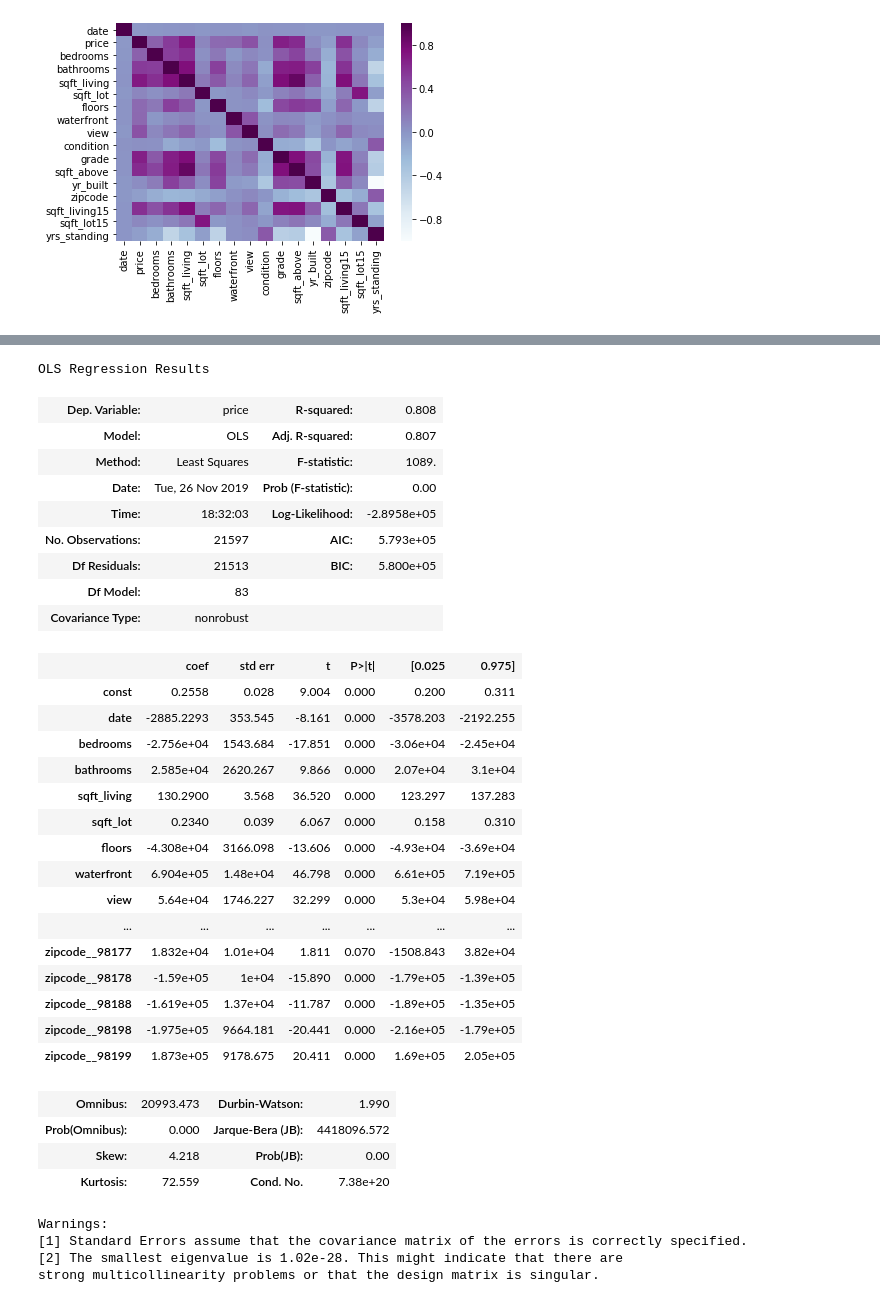
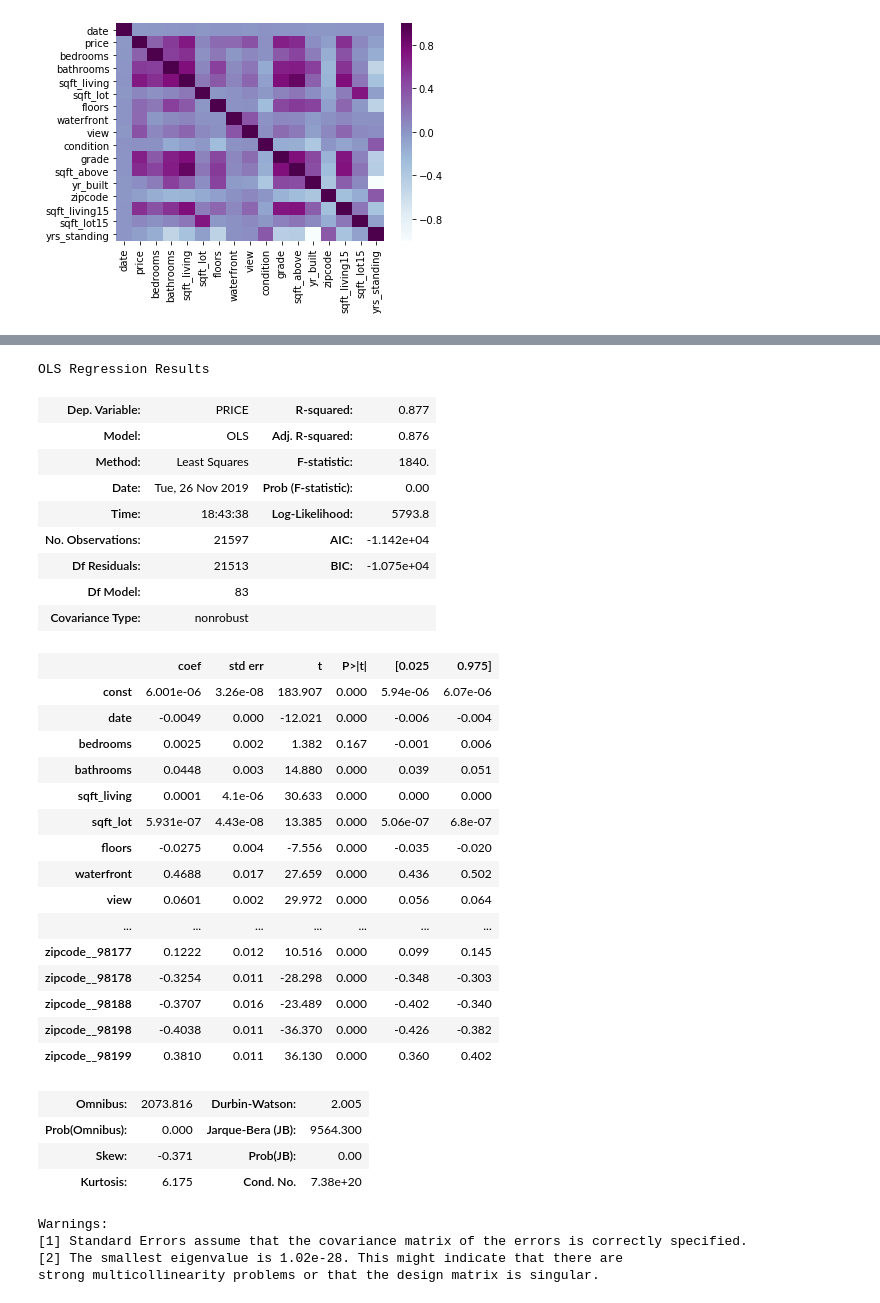
Before and after one commit to kmcnicoll/KyleMatt, a Jupyter notebook: kc_housing_data - wip - finch.ipynb, the cells around one changed output, grey strips where cells are left out. Drawn from its saved outputs; the diff is of its cells as text; code cells hidden in the pictures.

```diff
--- a/kc_housing_data - wip - finch.ipynb
+++ b/kc_housing_data - wip - finch.ipynb
@@ -406,8 +406,8 @@ import pandas as pd
 
 
 
-X = df_dum.drop('') # here we have 2 variables for multiple regression. If you just want to use one variable for simple linear regression, then use X = df['Interest_Rate'] for example.Alternatively, you may add additional variables within the brackets
-Y = df['price']
+X = df_dum # here we have 2 variables for multiple regression. If you just want to use one variable for simple linear regression, then use X = df['Interest_Rate'] for example.Alternatively, you may add additional variables within the brackets
+Y = df['PRICE']
 
 # with sklearn
 regr = linear_model.LinearRegression()
@@ -443,33 +443,33 @@ Coefficients:
 OLS Regression Results
-| Dep. Variable: | price | R-squared: | 0.808 |
-| Model: | OLS | Adj. R-squared: | 0.807 |
-| Method: | Least Squares | F-statistic: | 1089. |
+| Dep. Variable: | PRICE | R-squared: | 0.877 |
+| Model: | OLS | Adj. R-squared: | 0.876 |
+| Method: | Least Squares | F-statistic: | 1840. |
 | Date: | Tue, 26 Nov 2019 | Prob (F-statistic): | 0.00 |
-| Time: | 18:32:03 | Log-Likelihood: | -2.8958e+05 |
-| No. Observations: | 21597 | AIC: | 5.793e+05 |
-| Df Residuals: | 21513 | BIC: | 5.800e+05 |
+| Time: | 18:43:38 | Log-Likelihood: | 5793.8 |
+| No. Observations: | 21597 | AIC: | -1.142e+04 |
+| Df Residuals: | 21513 | BIC: | -1.075e+04 |
 | Df Model: | 83 |  |  |
 | Covariance Type: | nonrobust |  |  |
 |  | coef | std err | t | P>|t| | [0.025 | 0.975] |
-| const | 0.2558 | 0.028 | 9.004 | 0.000 | 0.200 | 0.311 |
-| date | -2885.2293 | 353.545 | -8.161 | 0.000 | -3578.203 | -2192.255 |
-| bedrooms | -2.756e+04 | 1543.684 | -17.851 | 0.000 | -3.06e+04 | -2.45e+04 |
-| bathrooms | 2.585e+04 | 2620.267 | 9.866 | 0.000 | 2.07e+04 | 3.1e+04 |
-| sqft_living | 130.2900 | 3.568 | 36.520 | 0.000 | 123.297 | 137.283 |
-| sqft_lot | 0.2340 | 0.039 | 6.067 | 0.000 | 0.158 | 0.310 |
-| floors | -4.308e+04 | 3166.098 | -13.606 | 0.000 | -4.93e+04 | -3.69e+04 |
-| waterfront | 6.904e+05 | 1.48e+04 | 46.798 | 0.000 | 6.61e+05 | 7.19e+05 |
-| view | 5.64e+04 | 1746.227 | 32.299 | 0.000 | 5.3e+04 | 5.98e+04 |
+| const | 6.001e-06 | 3.26e-08 | 183.907 | 0.000 | 5.94e-06 | 6.07e-06 |
+| date | -0.0049 | 0.000 | -12.021 | 0.000 | -0.006 | -0.004 |
+| bedrooms | 0.0025 | 0.002 | 1.382 | 0.167 | -0.001 | 0.006 |
+| bathrooms | 0.0448 | 0.003 | 14.880 | 0.000 | 0.039 | 0.051 |
+| sqft_living | 0.0001 | 4.1e-06 | 30.633 | 0.000 | 0.000 | 0.000 |
+| sqft_lot | 5.931e-07 | 4.43e-08 | 13.385 | 0.000 | 5.06e-07 | 6.8e-07 |
+| floors | -0.0275 | 0.004 | -7.556 | 0.000 | -0.035 | -0.020 |
+| waterfront | 0.4688 | 0.017 | 27.659 | 0.000 | 0.436 | 0.502 |
+| view | 0.0601 | 0.002 | 29.972 | 0.000 | 0.056 | 0.064 |
 | ... | ... | ... | ... | ... | ... | ... |
-| zipcode__98177 | 1.832e+04 | 1.01e+04 | 1.811 | 0.070 | -1508.843 | 3.82e+04 |
-| zipcode__98178 | -1.59e+05 | 1e+04 | -15.890 | 0.000 | -1.79e+05 | -1.39e+05 |
-| zipcode__98188 | -1.619e+05 | 1.37e+04 | -11.787 | 0.000 | -1.89e+05 | -1.35e+05 |
-| zipcode__98198 | -1.975e+05 | 9664.181 | -20.441 | 0.000 | -2.16e+05 | -1.79e+05 |
-| zipcode__98199 | 1.873e+05 | 9178.675 | 20.411 | 0.000 | 1.69e+05 | 2.05e+05 |
+| zipcode__98177 | 0.1222 | 0.012 | 10.516 | 0.000 | 0.099 | 0.145 |
+| zipcode__98178 | -0.3254 | 0.011 | -28.298 | 0.000 | -0.348 | -0.303 |
+| zipcode__98188 | -0.3707 | 0.016 | -23.489 | 0.000 | -0.402 | -0.340 |
+| zipcode__98198 | -0.4038 | 0.011 | -36.370 | 0.000 | -0.426 | -0.382 |
+| zipcode__98199 | 0.3810 | 0.011 | 36.130 | 0.000 | 0.360 | 0.402 |
-| Omnibus: | 20993.473 | Durbin-Watson: | 1.990 |
-| Prob(Omnibus): | 0.000 | Jarque-Bera (JB): | 4418096.572 |
-| Skew: | 4.218 | Prob(JB): | 0.00 |
-| Kurtosis: | 72.559 | Cond. No. | 7.38e+20 |
+| Omnibus: | 2073.816 | Durbin-Watson: | 2.005 |
+| Prob(Omnibus): | 0.000 | Jarque-Bera (JB): | 9564.300 |
+| Skew: | -0.371 | Prob(JB): | 0.00 |
+| Kurtosis: | 6.175 | Cond. No. | 7.38e+20 |
 Warnings:
 [1] Standard Errors assume that the covariance matrix of the errors is correctly specified.
 [2] The smallest eigenvalue is 1.02e-28. This might indicate that there are
```
Also changed, not shown: parts of 9 cells of this notebook, 2 other files.
